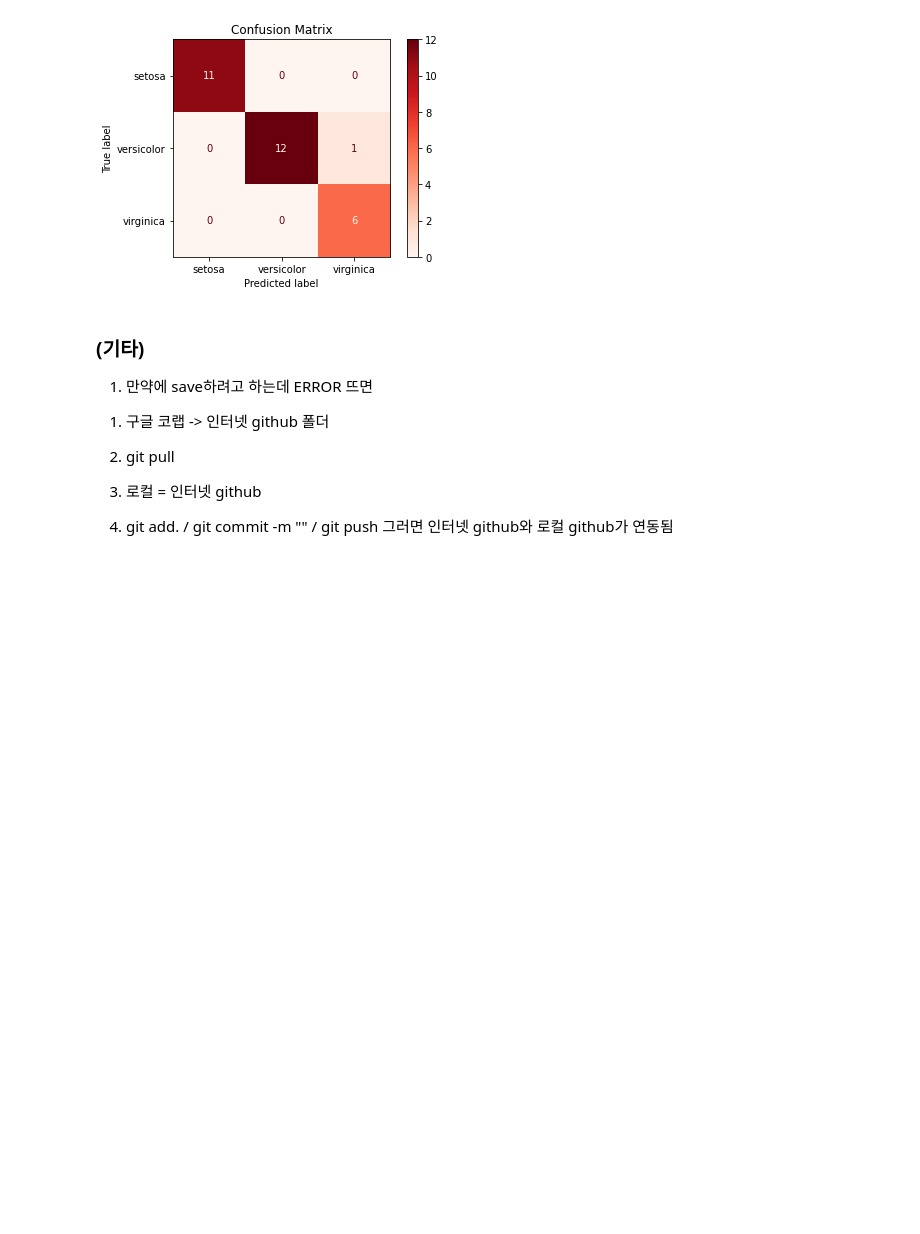
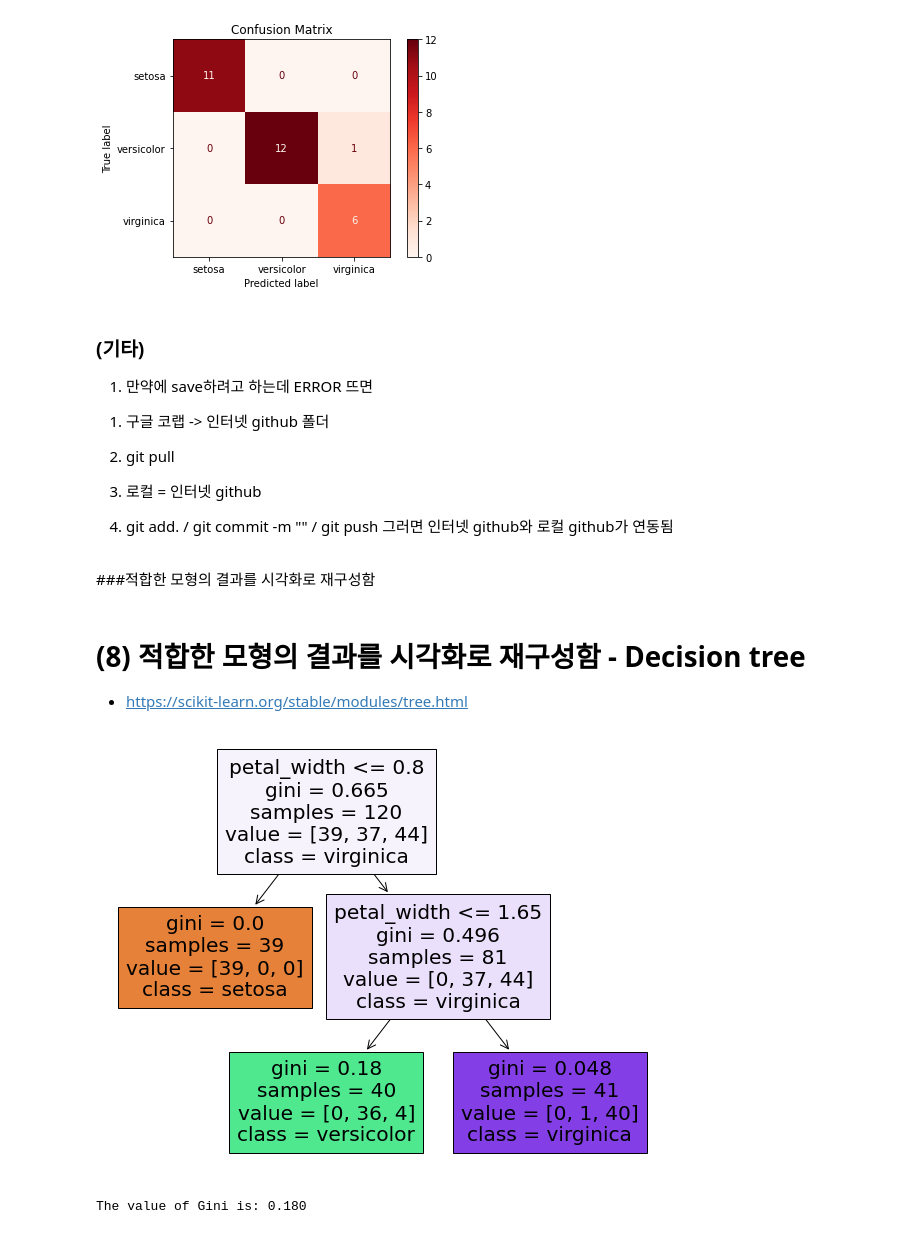
Before and after one commit to dwtkse33/ml_GoogleColab, a Jupyter notebook: 20_08_18_ml_iris_sample_ipynb의_사본.ipynb, the cells around one changed output. Saved outputs shown, nothing was run; the diff lists cells and outputs as text; code cells hidden in the pictures; blank space fills up the shorter version.

```diff
--- a/20_08_18_ml_iris_sample_ipynb의_사본.ipynb
+++ b/20_08_18_ml_iris_sample_ipynb의_사본.ipynb
@@ -132,7 +132,7 @@ x_train, x_test, y_train, y_test = train_test_split(iris_data,
 from sklearn.tree import DecisionTreeClassifier
 
 # 객체 생성
-dt_clf = DecisionTreeClassifier(random_state = 11)
+dt_clf = DecisionTreeClassifier(random_state = 11, max_depth=2) #max_depth는 tree plot가 얼마나 뻗어나갈지 제한하는 것
 
 #학습 수행
 dt_clf.fit(x_train, y_train)
@@ -183,3 +183,28 @@ disp.ax_.set_title('Confusion Matrix');
 
   4) git add. / git commit -m "" / git push
   그러면 인터넷 github와 로컬 github가 연동됨
+# %% [markdown]
+###적합한 모형의 결과를 시각화로 재구성함
+# %% [markdown]
+# (8) 적합한 모형의 결과를 시각화로 재구성함 - Decision tree
+
+
+*   https://scikit-learn.org/stable/modules/tree.html
+# %%
+import matplotlib.pyplot as plt
+
+explt_vars = ["sepal_length", "sepal_width", "petal_length", "petal_width"]
+fct_val = {0: 'setosa', 1: 'versicolor', 2: "virginica"}
+
+plt.figure(figsize = (10,8))
+plot_tree(dt_clf, feature_names = explt_vars, class_names = fct_val, filled = True);
+#gini는 불순도를 의미 : 분류가 체계적으로 안 되어 있을수록 수치 큼.
+#default 형식은 tree plot이 끝까지 뻗어나가기 때문에 제한을 설정해야 함.
+# %% [output]
+[figure, added]
+# %%
+#불순도(지니계수) 파악하기 : 수치가 높을수록 분류가 안 되어 있다는 뜻.
+gini = 1- (0/40)**2 - (36/40)**2 - (4/40)**2 #바로 위 초록색의 value의 숫자들을 각각 sample에 나눈 것임
+print('The value of Gini is: {:.3f}'.format(gini))
+# %% [output]
+The value of Gini is: 0.180
```
Also changed, not shown: parts of 1 cell of this notebook.
